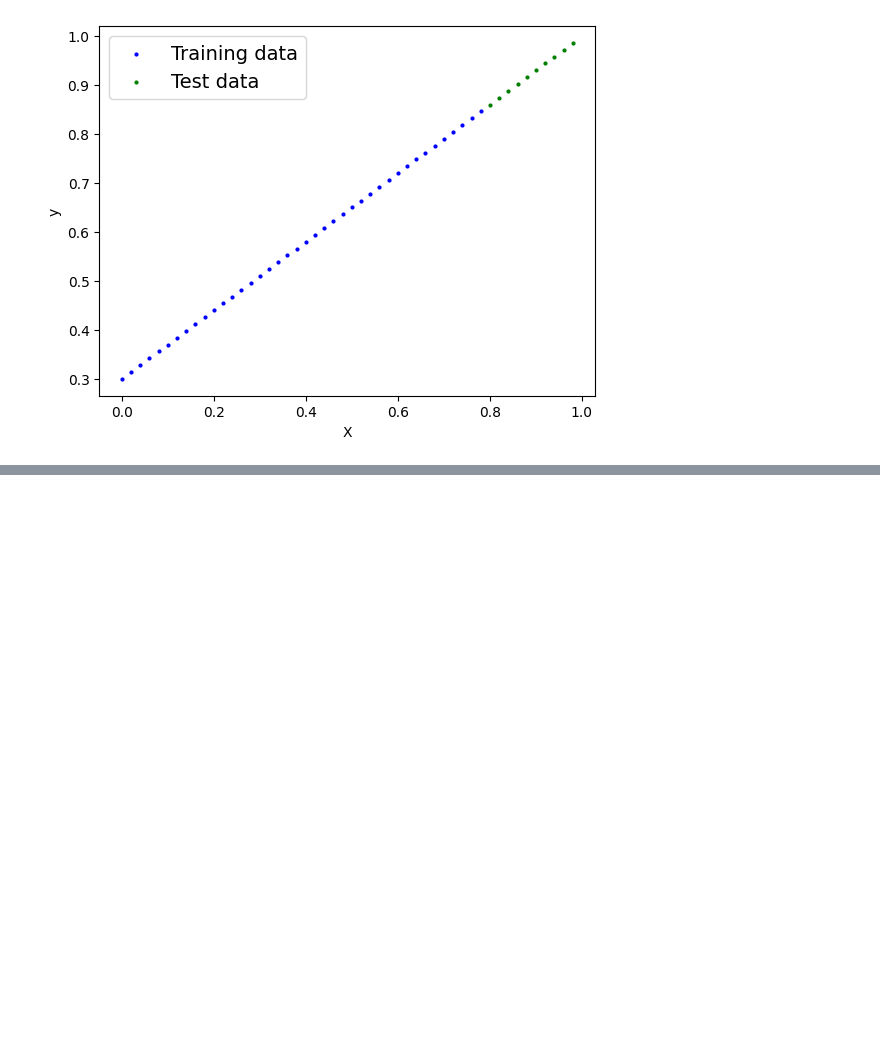
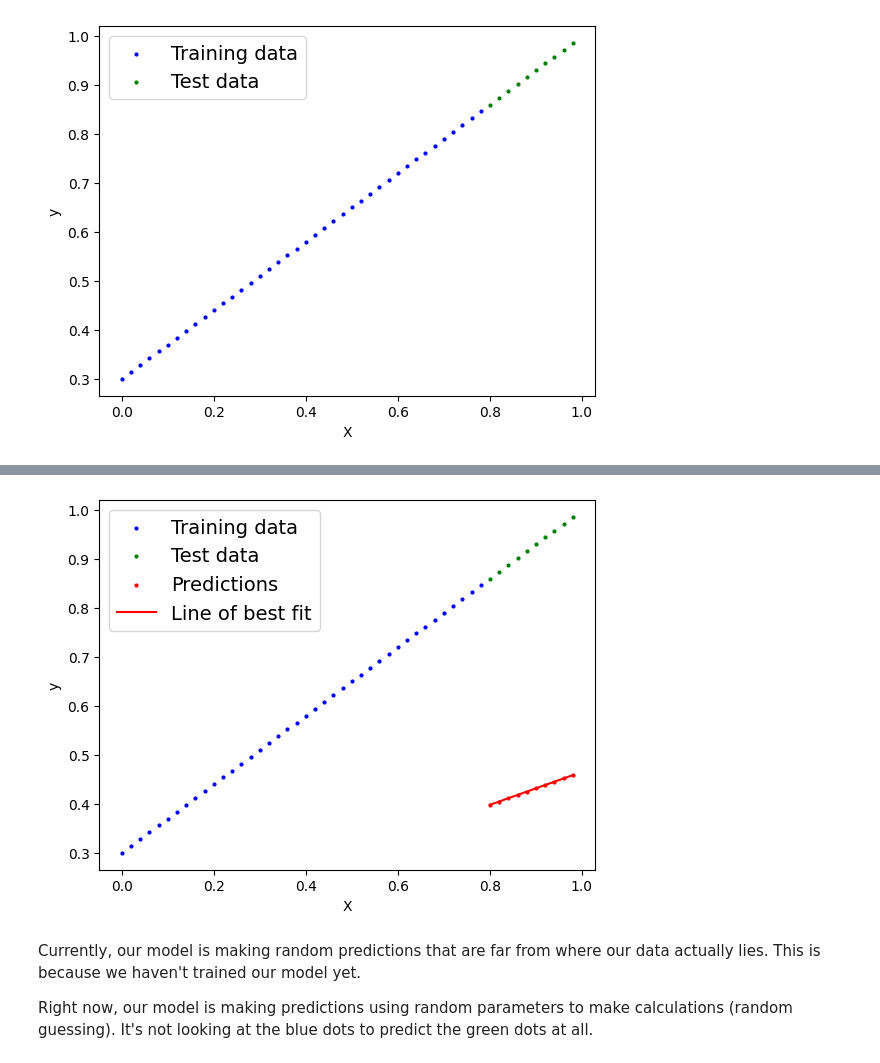
Before and after one commit to JunHL96/PyTorch-Course, a Jupyter notebook: 01_pytorch_workflow_notes.ipynb, the cells around one changed output, grey strips where cells are left out. Drawn from its saved outputs; the diff is of its cells as text; code cells hidden in the pictures; blank space fills up the shorter version.

```diff
--- a/01_pytorch_workflow_notes.ipynb
+++ b/01_pytorch_workflow_notes.ipynb
@@ -241,22 +263,29 @@ Through 2 main algorithms:
 # %%
 # Create a linear regression model class inheriting from nn.Module (the base class for all neural network modules)
 class LinearRegressionModel(nn.Module):
+    # Constructor method for the class. It's called when a new instance of the class is created.
     def __init__(self):
         # super will call the __init__ method of the parent class (nn.Module) to ensure that all its functionality is initialized
         super().__init__()
         # Define the weights parameter initialized randomly with requires_grad=True to compute gradients for optimization
-        self.weights = nn.Parameter(torch.randn(1, requires_grad=True, dtype=torch.float))
+        self.weight = nn.Parameter(torch.randn(1, # start with a random weight and try to adjust it to the ideal weight
+                                                requires_grad=True, # This is true by default so we don't need to explicitly set it True here
+                                                dtype=torch.float))  # <- This is float32 by default so we don't need to explicitly set it like this here
+
         # Define the bias parameter initialized randomly with requires_grad=True to compute gradients
-        self.bias = nn.Parameter(torch.randn(1, requires_grad=True, dtype=torch.float))
+        self.bias = nn.Parameter(torch.randn(1, # start with a random bias and try to adjust it to the ideal bias
+                                             requires_grad=True,
+                                             dtype=torch.float))
 
-    # Define the forward method which handles the forward pass (computation) of the model
+    # Forward method defines how input data x is transformed to produce the output data
+    # Implements the forward pass, where 'x' is an input tensor and the output is a processed tensor, both of type torch.Tensor.
     def forward(self, x: torch.Tensor) -> torch.Tensor:
         # Apply the linear regression formula y = wx + b
-        return self.weights * x + self.bias
+        return self.weight * x + self.bias
 
 # The goal is to start with random weights and biases, run it through the forward pass,
-# and then update the weights and biases to represent the known parameters (currently 0.7 and 0.3)
-# as closely as possible
+# and then update the weights and biases to represent the known parameters (currently 0.7 and 0.3) as closely as possible
+# Through an algorithm called gradient descent, this is achieved.
 # %% [markdown]
 ### PyTorch model building essentials
 
@@ -284,0 +320,9 @@ If the above sounds complex, think of like this, almost everything in a PyTorch
+# %%
+# Set a fixed seed for reproducibility (ensures the same random numbers are generated each time)
+torch.manual_seed(42)
+
+# Instantiate the linear regression model (this creates an instance with random weight and bias)
+model_0 = LinearRegressionModel()
+
+# Retrieve the list of parameters (weights and biases) of the model for inspection
+list(model_0.parameters())
@@ -284,0 +382,10 @@ If the above sounds complex, think of like this, almost everything in a PyTorch
+# %%
+# Make predictions with model
+with torch.inference_mode():
+    y_pred = model_0(X_test) # we pass the X_test data through our model
+
+# Note that inference mode temporarily disables autograd, which can speed up prediction computations
+
+# Inference mode is preferred over no_grad mode because it saves memory and speeds up computations, especially when dealing with large datasets.
+
+y_pred
@@ -284,0 +403,8 @@ If the above sounds complex, think of like this, almost everything in a PyTorch
+# %%
+plot_predictions(predictions=y_pred)
+# %% [output]
+[figure, added]
+# %% [markdown]
+Currently, our model is making random predictions that are far from where our data actually lies. This is because we haven't trained our model yet.
+
+Right now, our model is making predictions using random parameters to make calculations (random guessing). It's not looking at the blue dots to predict the green dots at all.
```
Also changed, not shown: parts of 23 cells of this notebook.
